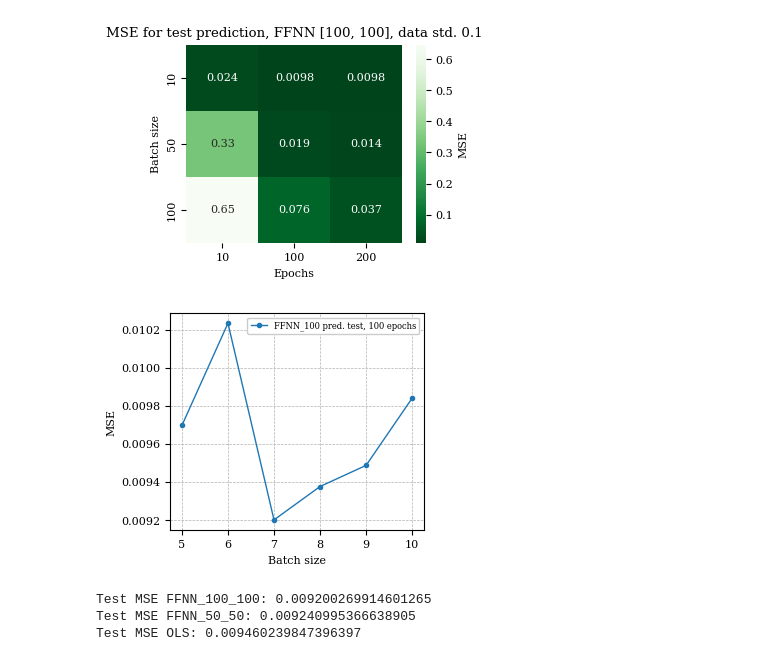
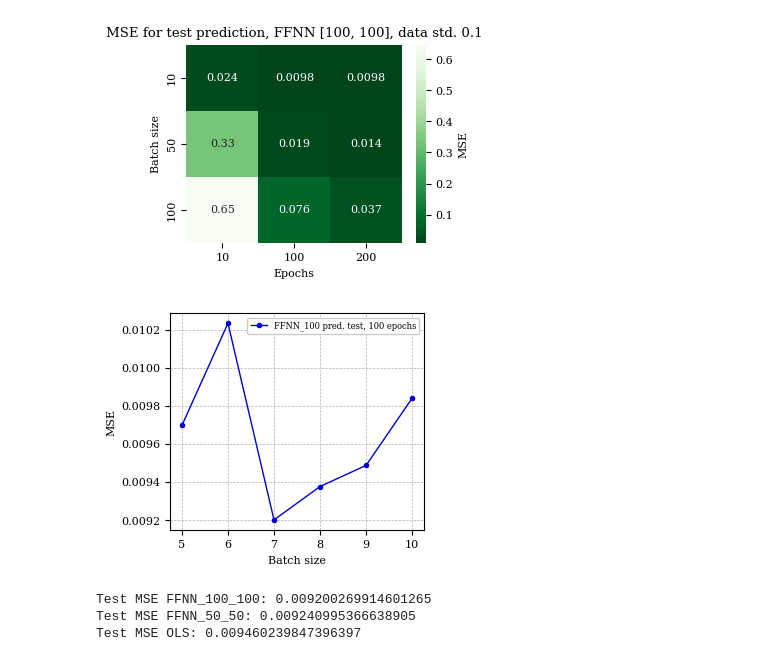
Before and after one commit to johnmagj/FYS-STK4155_Project_2, a Jupyter notebook: Code/A.ipynb, the cells around one changed output. Drawn from its saved outputs; the diff is of its cells as text; code cells hidden in the pictures.

```diff
--- a/Code/A.ipynb
+++ b/Code/A.ipynb
@@ -177,31 +158,31 @@ for i in range(len(batch_sizes)):
 # %%
 import seaborn as sns
 
 import matplotlib
 from matplotlib.ticker import MultipleLocator
 
 MM_TO_INCH = 1/25.4
 
 matplotlib.rc("text", usetex=False)
 plt.rc('lines', linewidth=1.0)
 plt.rc("figure", autolayout=True)
 plt.rc("legend", fontsize=6)
 plt.rc("font", family="serif", size=8)
 plt.figure(figsize=(86.78*MM_TO_INCH, 70*MM_TO_INCH))
 # # plt.ticklabel_format(axis = "y", style="sci")
 # # plt.gca().xaxis.set_major_locator(MultipleLocator(base=1, offset=1))   # Configure the markers on the x axis
 plt.grid(True, which="both", linestyle="--", linewidth=0.5)
 
-plt.plot(batch_sizes, MSE_test_matrix, ".-", label="FFNN_100 pred. test, 100 epochs")
+plt.plot(batch_sizes, MSE_test_matrix, ".-", color="mediumblue", label="FFNN_100 pred. test, 100 epochs")
 plt.xlabel("Batch size")
 plt.ylabel("MSE")
 # plt.title(f"MSE for test prediction, FFNN [100, 100], data std. {std}")
 plt.legend().get_frame().set_alpha(1.0) # Add solid background (non see thru) to legend box
 plt.savefig("plot_MSE_batchsize_FFNN_100_100.pdf", bbox_inches="tight")
 plt.show()
 plt.close()
 # %% [output]
-[figure, old version]
+[figure, new version]
 # %%
 # Setup FFNN
 
```
Also changed, not shown: parts of 9 cells of this notebook, 1 other file.
